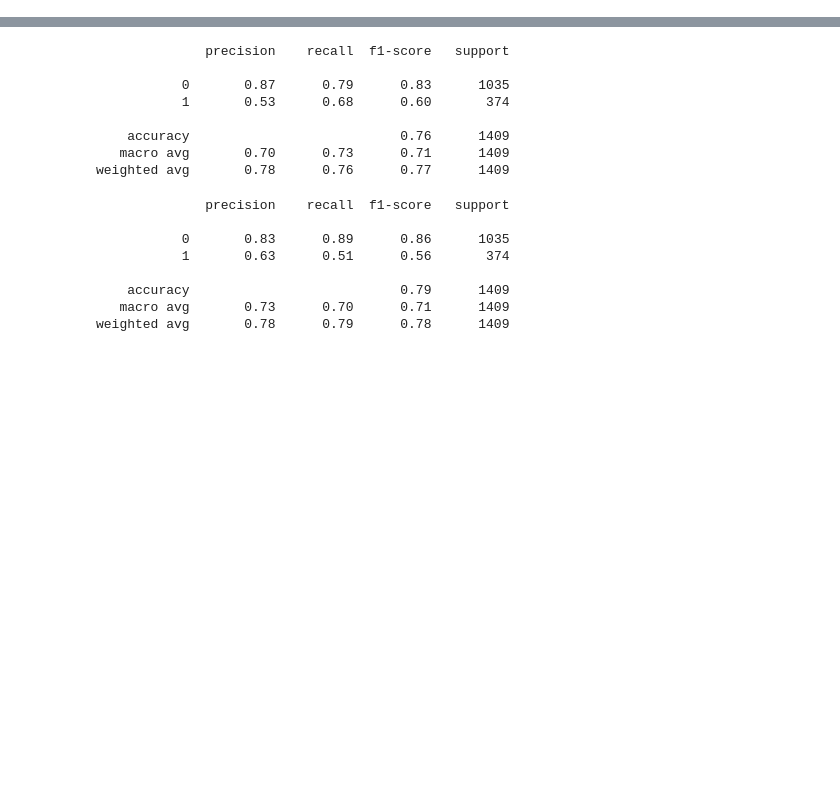
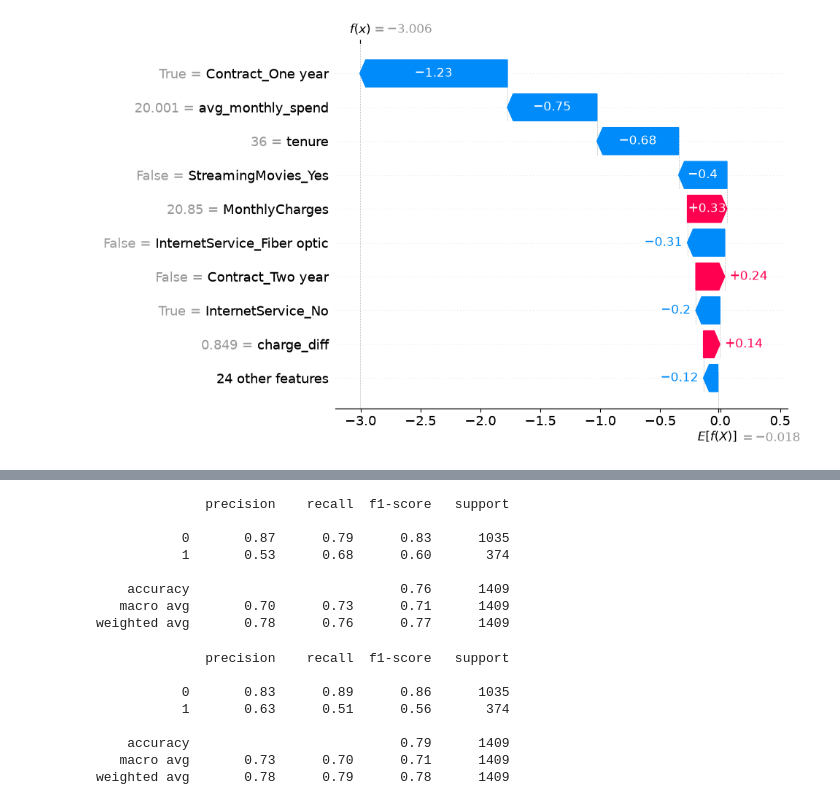
Before and after one commit to Sarabeshwaran/Project-1-Customer-Churn-Prediction-Lifetime-Value-LTV-Engine, a Jupyter notebook: model_training.ipynb, the cells around one changed output, grey strips where cells are left out. Cells and saved outputs as stored; diff of their text form; code cells hidden in the pictures; blank space fills up the shorter version.

Commit message:
Add SHAP explainability: global feature importance and individual prediction breakdown

```diff
--- a/model_training.ipynb
+++ b/model_training.ipynb
@@ -0,0 +1,5 @@
+# %%
+row = 0
+shap.plots.waterfall(shap_values[row])
+# %% [output]
+[figure, added]
```
Also changed, not shown: parts of 2 cells of this notebook.
